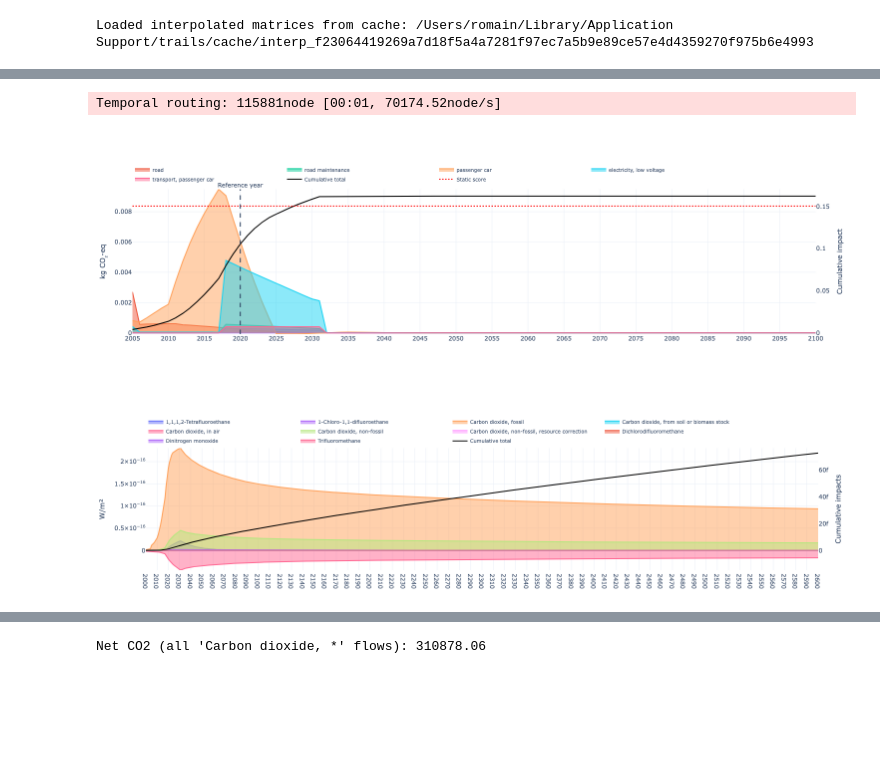
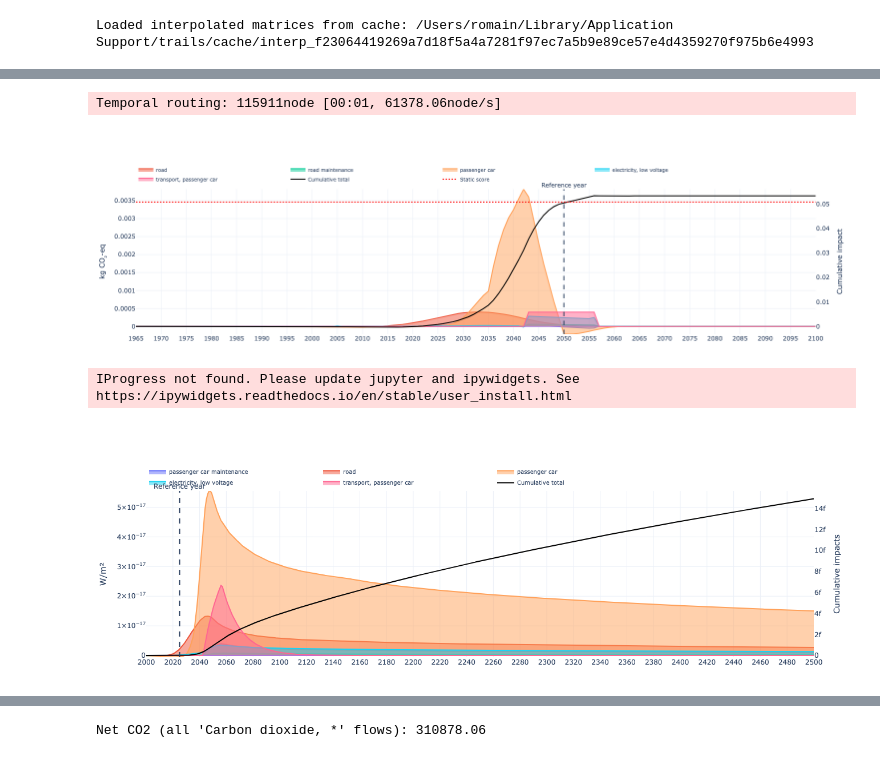
Before and after one commit to Laboratory-for-Energy-Systems-Analysis/trails, a Jupyter notebook: dev/example/ecoinvent example.ipynb, the cells around one changed output, grey strips where cells are left out. Cells and saved outputs as stored; diff of their text form; code cells hidden in the pictures; blank space fills up the shorter version.

```diff
--- a/dev/example/ecoinvent example.ipynb
+++ b/dev/example/ecoinvent example.ipynb
@@ -36,8 +34,7 @@ search_activity(trails, name="transport, passenger car, battery")
 # %%
-from trails.characterization import build_instant_radiative_forcing
 from trails.plotting import plot_temporal_graph
 
-ref_year = 2025
+ref_year = 2050
 idx=37275
 
 trails.temporal_routing(
@@ -63,7 +60,7 @@ trails.static_lca(
 )
 static_score = trails.static_score
 # %% [output]
-Temporal routing: 115881node [00:01, 70174.52node/s]
+Temporal routing: 115911node [00:01, 61378.06node/s]
 # %%
 fig = plot_temporal_scores(
     stacked=False,
@@ -76,8 +73,8 @@ fig = plot_temporal_scores(
     width=550,
     height=450,
     year_tick=5,
-    year_range=(2005, 2100),
-    reference_year=2020,
+    year_range=(1965, 2100),
+    reference_year=ref_year,
     show_cumulative_axis=True,
     static_score=static_score,
     static_score_dash= "dot",
@@ -85,20 +82,28 @@ fig = plot_temporal_scores(
 )
 fig.show()
 # %% [output]
-[figure, old version]
+[figure, new version]
 # %%
-build_instant_radiative_forcing(trails)
+from trails.fair_rf import run_fair_delta_rf
+
+rf = run_fair_delta_rf(
+  trails,
+  scenario="REMIND | SSP1-NPi2025"
+)
+# %% [output]
+IProgress not found. Please update jupyter and ipywidgets. See https://ipywidgets.readthedocs.io/en/stable/user_install.html
 # %%
 from trails.plotting import plot_rf
 
 fig = plot_rf(
     trails=trails,
-    by="flow",
-    year_range=(2000, 2600),
-    year_tick=10,
-    legend_top_n=10,
+    reference_year=2025,
+    #by="flow",
+    year_range=(2000, 2500),
+    year_tick=20,
     flow_groupby_name=True,
+    #y_max=0.2e-16
 )
 fig.show()
 # %% [output]
-[figure, old version]
+[figure, new version]
```
Also changed, not shown: parts of 3 cells of this notebook, 22 other files.
